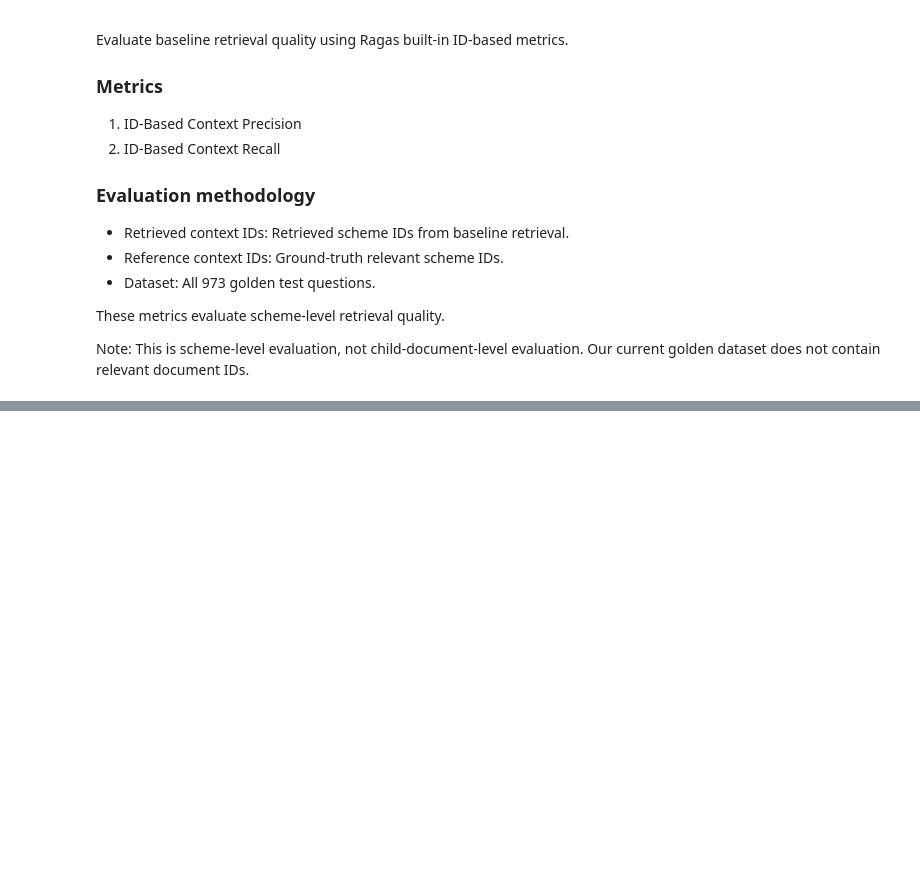
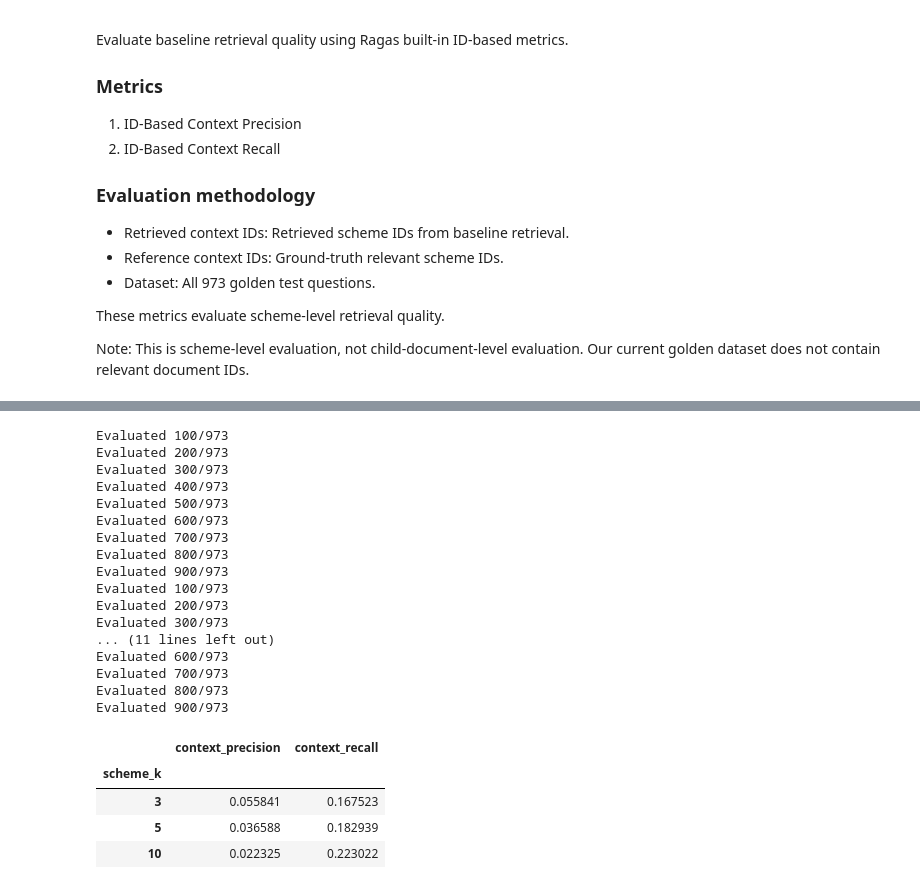
Before and after one commit to devendraaa/SEVA_Ai, a Jupyter notebook: notebooks/Exp_02_RAG/05_caching_benchmark.ipynb, the cells around one changed output, grey strips where cells are left out. Saved outputs shown, nothing was run; the diff lists cells and outputs as text; code cells hidden in the pictures; blank space fills up the shorter version.

```diff
--- a/notebooks/Exp_02_RAG/05_caching_benchmark.ipynb
+++ b/notebooks/Exp_02_RAG/05_caching_benchmark.ipynb
@@ -386,0 +514,54 @@ Note: This is scheme-level evaluation, not child-document-level evaluation. Our
+# %%
+depth_results = {}
+
+for scheme_k in [3, 5, 10]:
+    rows = []
+
+    for _, row in golden_df.iterrows():
+        result = baseline_retrieval(
+            row["question"],
+            chunk_k=30,
+            scheme_k=scheme_k
+        )
+
+        rows.append({
+            "test_id": row["test_id"],
+            "ranked_scheme_ids": result["ranked_scheme_ids"],
+            "ground_truth_scheme_ids": row["relevant_scheme_ids"]
+        })
+
+    experiment_df = pd.DataFrame(rows)
+
+    evaluated = await run_ragas_retrieval_evaluation(experiment_df)
+
+    depth_results[scheme_k] = evaluated[
+        ["context_precision", "context_recall"]
+    ].mean()
+
+depth_comparison = pd.DataFrame(depth_results).T
+depth_comparison.index.name = "scheme_k"
+
+display(depth_comparison)
+# %% [output]
+Evaluated 100/973
+Evaluated 200/973
+Evaluated 300/973
+Evaluated 400/973
+Evaluated 500/973
+Evaluated 600/973
+Evaluated 700/973
+Evaluated 800/973
+Evaluated 900/973
+Evaluated 100/973
+Evaluated 200/973
+Evaluated 300/973
+... (11 lines left out)
+Evaluated 600/973
+Evaluated 700/973
+Evaluated 800/973
+Evaluated 900/973
+|  | context_precision | context_recall |
+| scheme_k |  |  |
+| 3 | 0.055841 | 0.167523 |
+| 5 | 0.036588 | 0.182939 |
+| 10 | 0.022325 | 0.223022 |
```
Also changed, not shown: parts of 16 cells of this notebook, 30 other files.
